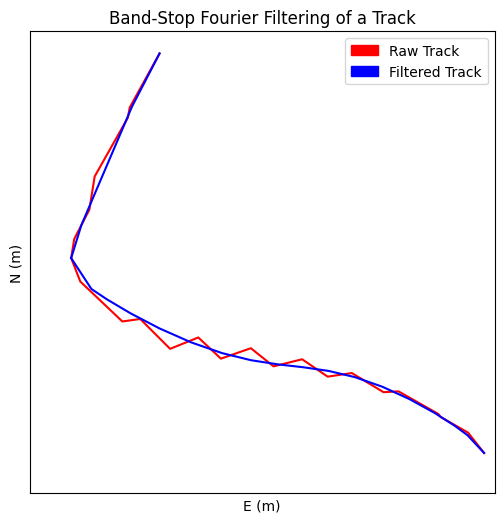
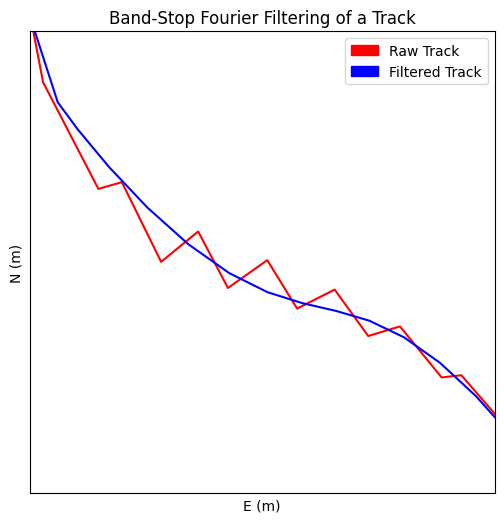
Unified diff of the notebook cell whose output changed from the first chart to the second:
--- before
+++ after
@@ -6,7 +6,7 @@
     s.plot('b-')
 
-plt.xlim([996646, 996692])
+plt.xlim([996650, 996685])
 plt.xticks([])
-plt.ylim([6542984, 6543016])
+plt.ylim([6542988, 6543000])
 plt.yticks([])
 

Commit: doc